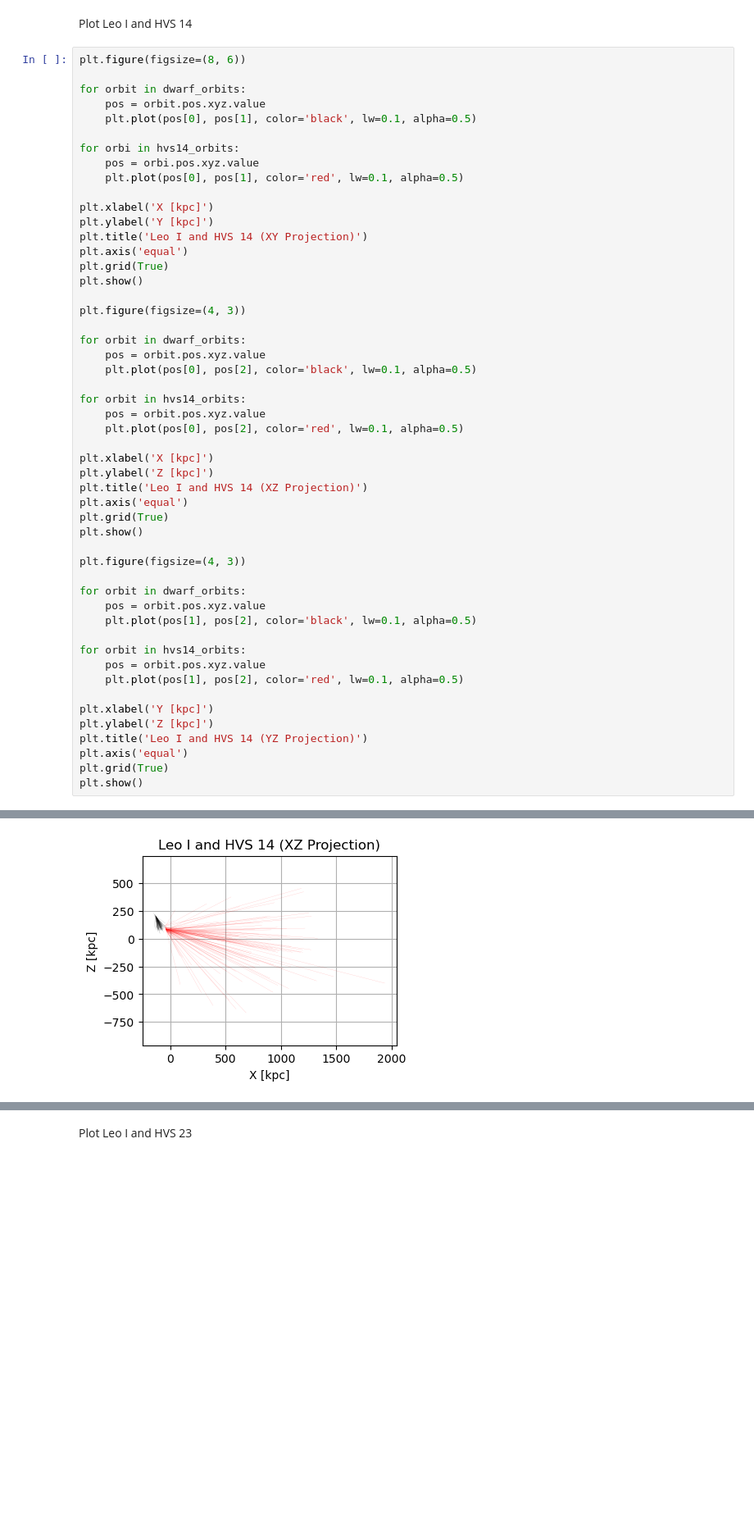
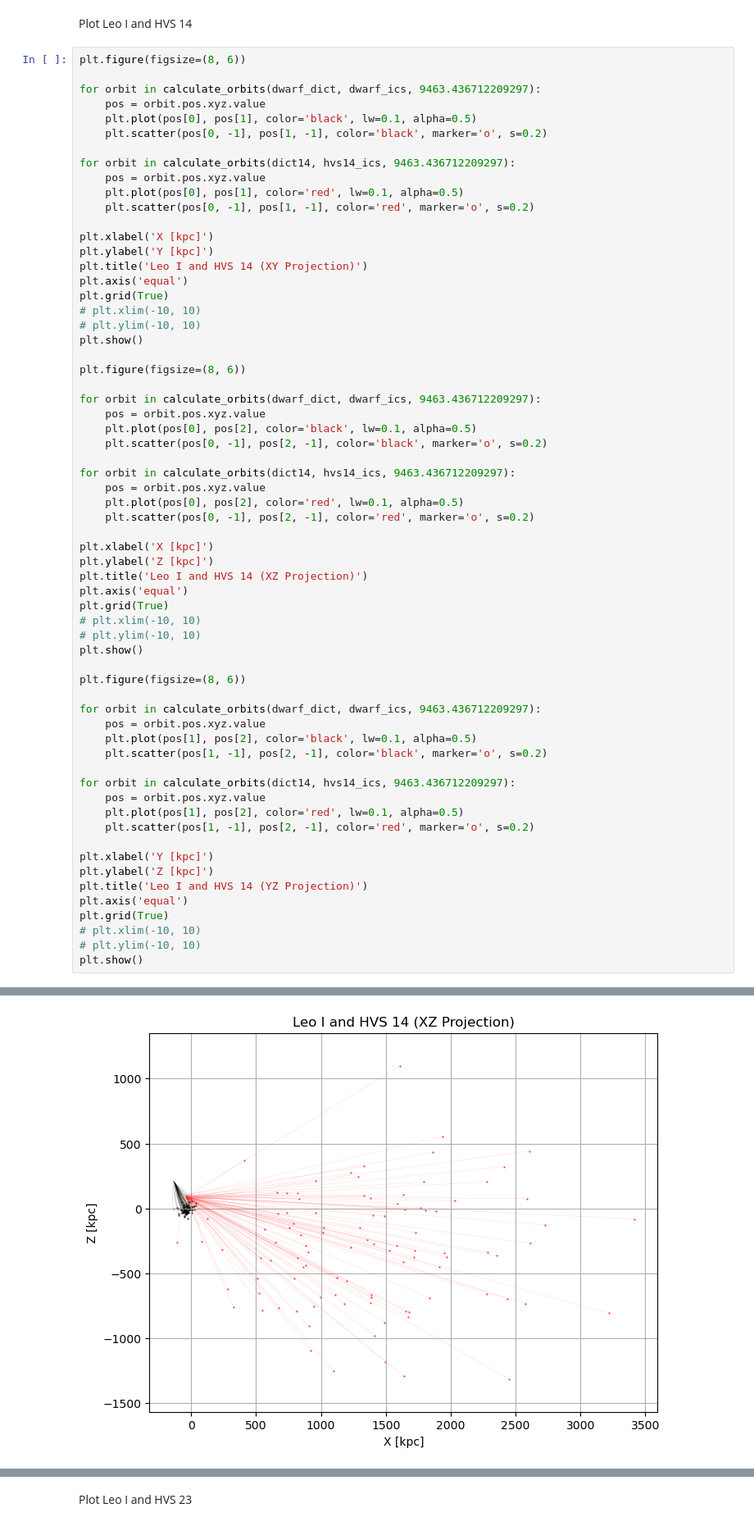
Before and after one commit to HaydenTedrake/HPV_project, a Jupyter notebook: LeoI.ipynb, the cells around one changed output, grey strips where cells are left out. Shown: that part at 82% size. Saved outputs shown, nothing was run; the diff lists cells and outputs as text; blank space fills up the shorter version.

```diff
--- a/LeoI.ipynb
+++ b/LeoI.ipynb
@@ -187,52 +139,64 @@ Plot Leo I and HVS 14
 # %%
 plt.figure(figsize=(8, 6))
 
-for orbit in dwarf_orbits:
+for orbit in calculate_orbits(dwarf_dict, dwarf_ics, 9463.436712209297):
     pos = orbit.pos.xyz.value
     plt.plot(pos[0], pos[1], color='black', lw=0.1, alpha=0.5)
+    plt.scatter(pos[0, -1], pos[1, -1], color='black', marker='o', s=0.2)
 
-for orbi in hvs14_orbits:
-    pos = orbi.pos.xyz.value
+for orbit in calculate_orbits(dict14, hvs14_ics, 9463.436712209297):
+    pos = orbit.pos.xyz.value
     plt.plot(pos[0], pos[1], color='red', lw=0.1, alpha=0.5)
+    plt.scatter(pos[0, -1], pos[1, -1], color='red', marker='o', s=0.2)
 
 plt.xlabel('X [kpc]')
 plt.ylabel('Y [kpc]')
 plt.title('Leo I and HVS 14 (XY Projection)')
 plt.axis('equal')
 plt.grid(True)
+# plt.xlim(-10, 10)
+# plt.ylim(-10, 10)
 plt.show()
 
-plt.figure(figsize=(4, 3))
+plt.figure(figsize=(8, 6))
 
-for orbit in dwarf_orbits:
+for orbit in calculate_orbits(dwarf_dict, dwarf_ics, 9463.436712209297):
     pos = orbit.pos.xyz.value
     plt.plot(pos[0], pos[2], color='black', lw=0.1, alpha=0.5)
+    plt.scatter(pos[0, -1], pos[2, -1], color='black', marker='o', s=0.2)
 
-for orbit in hvs14_orbits:
+for orbit in calculate_orbits(dict14, hvs14_ics, 9463.436712209297):
     pos = orbit.pos.xyz.value
     plt.plot(pos[0], pos[2], color='red', lw=0.1, alpha=0.5)
+    plt.scatter(pos[0, -1], pos[2, -1], color='red', marker='o', s=0.2)
 
 plt.xlabel('X [kpc]')
 plt.ylabel('Z [kpc]')
 plt.title('Leo I and HVS 14 (XZ Projection)')
 plt.axis('equal')
 plt.grid(True)
+# plt.xlim(-10, 10)
+# plt.ylim(-10, 10)
 plt.show()
 
-plt.figure(figsize=(4, 3))
+plt.figure(figsize=(8, 6))
 
-for orbit in dwarf_orbits:
+for orbit in calculate_orbits(dwarf_dict, dwarf_ics, 9463.436712209297):
     pos = orbit.pos.xyz.value
     plt.plot(pos[1], pos[2], color='black', lw=0.1, alpha=0.5)
+    plt.scatter(pos[1, -1], pos[2, -1], color='black', marker='o', s=0.2)
 
-for orbit in hvs14_orbits:
+for orbit in calculate_orbits(dict14, hvs14_ics, 9463.436712209297):
     pos = orbit.pos.xyz.value
     plt.plot(pos[1], pos[2], color='red', lw=0.1, alpha=0.5)
+    plt.scatter(pos[1, -1], pos[2, -1], color='red', marker='o', s=0.2)
 
 plt.xlabel('Y [kpc]')
 plt.ylabel('Z [kpc]')
 plt.title('Leo I and HVS 14 (YZ Projection)')
 plt.axis('equal')
 plt.grid(True)
+# plt.xlim(-10, 10)
+# plt.ylim(-10, 10)
 plt.show()
 # %% [output]
@@ -240 +204 @@ plt.show()
-[figure, old version]
+[figure, new version]
```
Also changed, not shown: parts of 7 cells of this notebook, 2 other files.
